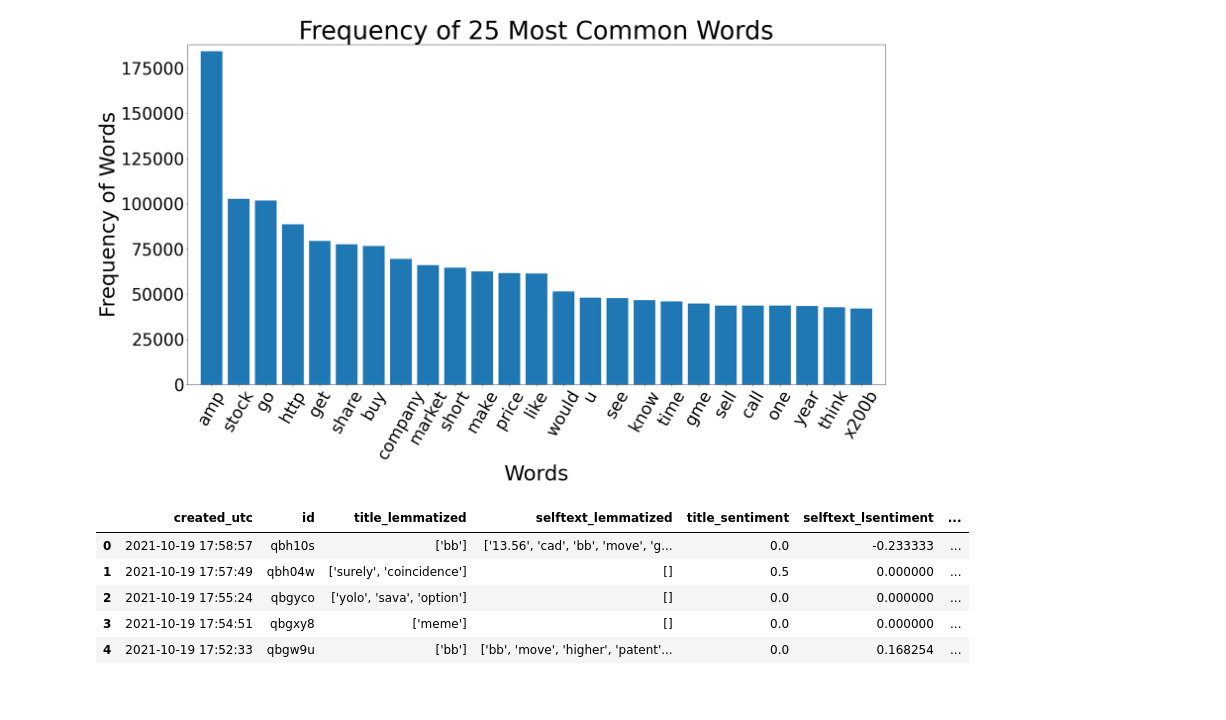
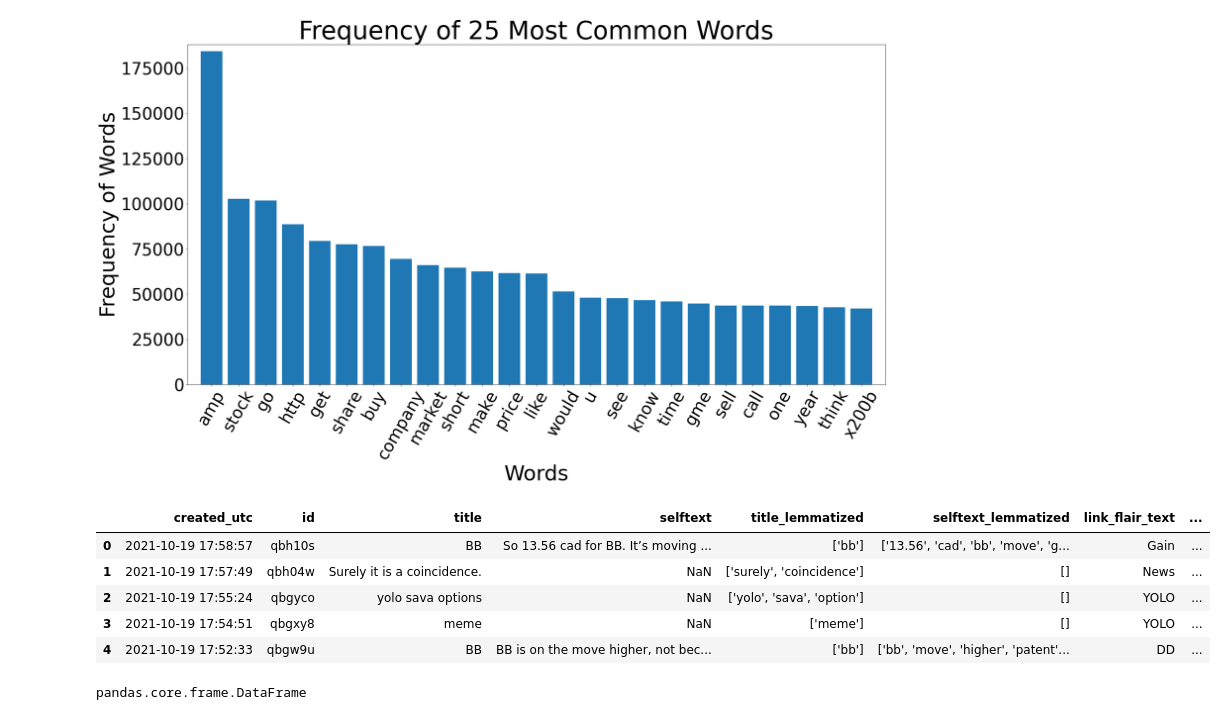
Before and after one commit to pratik98/WSB-Data-Science-Internship, a Jupyter notebook: WSB_NLP_part2.ipynb, the cells around one changed output. Cells and saved outputs as stored; diff of their text form; code cells hidden in the pictures.

```diff
--- a/WSB_NLP_part2.ipynb
+++ b/WSB_NLP_part2.ipynb
@@ -16,3 +16,5 @@ import seaborn as sns
 import json
 # %%
 df_NLP = pd.read_csv('/content/drive/MyDrive/WSB/wsb_submissions_NLP_clean.csv')
+# %%
+df_features = pd.read_csv('/content/drive/MyDrive/WSB/WSB_submissions_with_sentiment.csv',sep=';')
@@ -19,3 +30,6 @@ df_NLP = pd.read_csv('/content/drive/MyDrive/WSB/wsb_submissions_NLP_clean.csv')
+# %%
+#get link_flair_text,	num_comments,	score,upvote_ratio
+df_NLP = pd.merge(df_NLP,df_features[['id','link_flair_text',	'num_comments',	'score','upvote_ratio']],on='id',how='left')
 # %%
 df_NLP.head()
 # %% [output]
@@ -215,12 +337,12 @@ plt.show()
 # %% [output]
 [figure]
 # %%
-df_NLP = df_NLP[['created_utc','id',	'title_lemmatized',	'selftext_lemmatized',	'title_sentiment',	'selftext_lsentiment',	'word_count_title',	'word_count_selfttext']]
+#df_NLP = df_NLP[['created_utc','id',	'title_lemmatized',	'selftext_lemmatized',	'title_sentiment',	'selftext_lsentiment',	'word_count_title',	'word_count_selfttext']]
 df_NLP.head()
 # %% [output]
-|  | created_utc | id | title_lemmatized | selftext_lemmatized | title_sentiment | selftext_lsentiment | ... |
-| 0 | 2021-10-19 17:58:57 | qbh10s | ['bb'] | ['13.56', 'cad', 'bb', 'move', 'g... | 0.0 | -0.233333 | ... |
-| 1 | 2021-10-19 17:57:49 | qbh04w | ['surely', 'coincidence'] | [] | 0.5 | 0.000000 | ... |
-| 2 | 2021-10-19 17:55:24 | qbgyco | ['yolo', 'sava', 'option'] | [] | 0.0 | 0.000000 | ... |
-| 3 | 2021-10-19 17:54:51 | qbgxy8 | ['meme'] | [] | 0.0 | 0.000000 | ... |
-| 4 | 2021-10-19 17:52:33 | qbgw9u | ['bb'] | ['bb', 'move', 'higher', 'patent'... | 0.0 | 0.168254 | ... |
+|  | created_utc | id | title | selftext | title_lemmatized | selftext_lemmatized | link_flair_text | ... |
+| 0 | 2021-10-19 17:58:57 | qbh10s | BB | So 13.56 cad for BB. It’s moving ... | ['bb'] | ['13.56', 'cad', 'bb', 'move', 'g... | Gain | ... |
+| 1 | 2021-10-19 17:57:49 | qbh04w | Surely it is a coincidence. | NaN | ['surely', 'coincidence'] | [] | News | ... |
+| 2 | 2021-10-19 17:55:24 | qbgyco | yolo sava options | NaN | ['yolo', 'sava', 'option'] | [] | YOLO | ... |
+| 3 | 2021-10-19 17:54:51 | qbgxy8 | meme | NaN | ['meme'] | [] | YOLO | ... |
+| 4 | 2021-10-19 17:52:33 | qbgw9u | BB | BB is on the move higher, not bec... | ['bb'] | ['bb', 'move', 'higher', 'patent'... | DD | ... |
@@ -226,0 +366,4 @@ df_NLP.head()
+# %%
+type(df_daily_title_sentiment)
+# %% [output]
+pandas.core.frame.DataFrame
```
Also changed, not shown: parts of 28 cells of this notebook.
